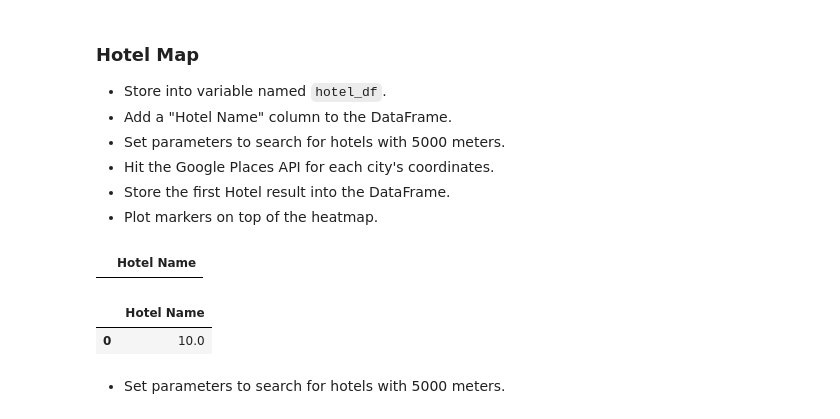
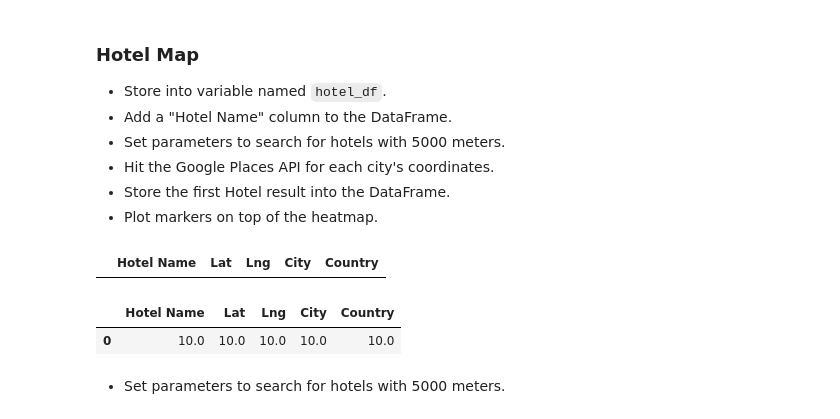
Before and after one commit to jMacProd/python-api-challenge3, a Jupyter notebook: VacationPy/VacationPy.ipynb, the cells around one changed output. Cells and saved outputs as stored; diff of their text form; code cells hidden in the pictures.

```diff
--- a/VacationPy/VacationPy.ipynb
+++ b/VacationPy/VacationPy.ipynb
@@ -152,19 +152,19 @@ holiday
 * Store the first Hotel result into the DataFrame.
 * Plot markers on top of the heatmap.
 # %%
-column_names = ["Hotel Name"]
+column_names = ["Hotel Name", "Lat", "Lng", "City", "Country"]
 
 hotel_df = pd.DataFrame(columns = column_names)
 hotel_df
 # %% [output]
-|  | Hotel Name |
+|  | Hotel Name | Lat | Lng | City | Country |
 # %%
 #Test adding values to dataframe
 hotel_df.loc[0] = 10.    #['name' + str(i)] + list(randint(10, size=2))
 hotel_df
 # %% [output]
-|  | Hotel Name |
-| 0 | 10.0 |
+|  | Hotel Name | Lat | Lng | City | Country |
+| 0 | 10.0 | 10.0 | 10.0 | 10.0 | 10.0 |
 # %% [markdown]
 * Set parameters to search for hotels with 5000 meters.
 # %%
```
Also changed, not shown: parts of 8 cells of this notebook.
